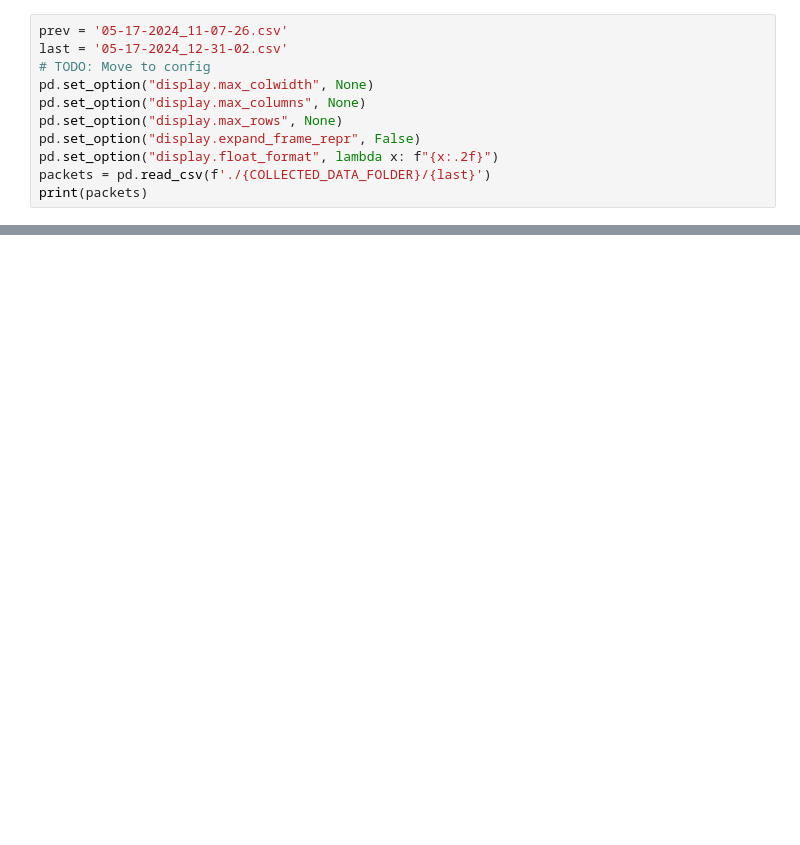
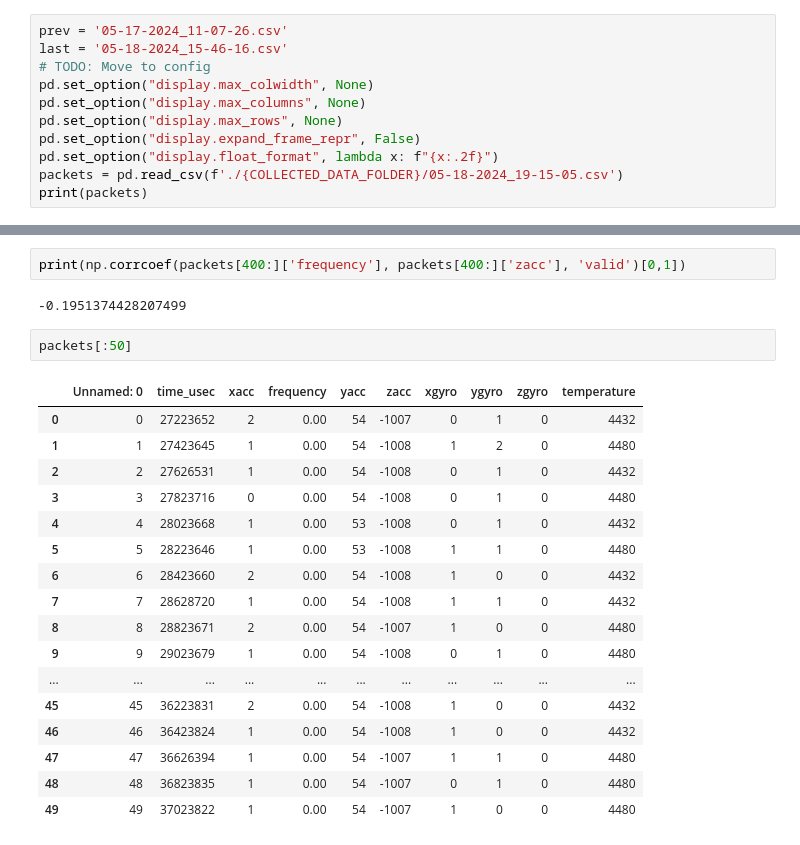
Before and after one commit to Desantnikov/bee_guard, a Jupyter notebook: analyze_collected_data.ipynb, the cells around one changed output, grey strips where cells are left out. Cells and saved outputs as stored; diff of their text form; blank space fills up the shorter version.

```diff
--- a/analyze_collected_data.ipynb
+++ b/analyze_collected_data.ipynb
@@ -7,13 +8,13 @@ from constants import FREQUENCY_COL_NAME, COLLECTED_DATA_FOLDER, TIME_COL_NAME
 # %%
 prev = '05-17-2024_11-07-26.csv'
-last = '05-17-2024_12-31-02.csv'
+last = '05-18-2024_15-46-16.csv'
 # TODO: Move to config
 pd.set_option("display.max_colwidth", None)
 pd.set_option("display.max_columns", None)
 pd.set_option("display.max_rows", None)
 pd.set_option("display.expand_frame_repr", False)
 pd.set_option("display.float_format", lambda x: f"{x:.2f}")
-packets = pd.read_csv(f'./{COLLECTED_DATA_FOLDER}/{last}')
+packets = pd.read_csv(f'./{COLLECTED_DATA_FOLDER}/05-18-2024_19-15-05.csv')
 print(packets)
 # %% [output]
       Unnamed: 0  time_usec  xacc  frequency  yacc  zacc  xgyro  ygyro  zgyro  temperature
@@ -61,0 +88,24 @@ display(correlations_dict)
+# %%
+print(np.corrcoef(packets[400:]['frequency'], packets[400:]['zacc'], 'valid')[0,1])
+# %% [output]
+-0.1951374428207499
+# %%
+packets[:50]
+# %% [output]
+|  | Unnamed: 0 | time_usec | xacc | frequency | yacc | zacc | xgyro | ygyro | zgyro | temperature |
+| 0 | 0 | 27223652 | 2 | 0.00 | 54 | -1007 | 0 | 1 | 0 | 4432 |
+| 1 | 1 | 27423645 | 1 | 0.00 | 54 | -1008 | 1 | 2 | 0 | 4480 |
+| 2 | 2 | 27626531 | 1 | 0.00 | 54 | -1008 | 0 | 1 | 0 | 4432 |
+| 3 | 3 | 27823716 | 0 | 0.00 | 54 | -1008 | 0 | 1 | 0 | 4480 |
+| 4 | 4 | 28023668 | 1 | 0.00 | 53 | -1008 | 0 | 1 | 0 | 4432 |
+| 5 | 5 | 28223646 | 1 | 0.00 | 53 | -1008 | 1 | 1 | 0 | 4480 |
+| 6 | 6 | 28423660 | 2 | 0.00 | 54 | -1008 | 1 | 0 | 0 | 4432 |
+| 7 | 7 | 28628720 | 1 | 0.00 | 54 | -1008 | 1 | 1 | 0 | 4432 |
+| 8 | 8 | 28823671 | 2 | 0.00 | 54 | -1007 | 1 | 0 | 0 | 4480 |
+| 9 | 9 | 29023679 | 1 | 0.00 | 54 | -1008 | 0 | 1 | 0 | 4480 |
+| ... | ... | ... | ... | ... | ... | ... | ... | ... | ... | ... |
+| 45 | 45 | 36223831 | 2 | 0.00 | 54 | -1008 | 1 | 0 | 0 | 4432 |
+| 46 | 46 | 36423824 | 1 | 0.00 | 54 | -1008 | 1 | 0 | 0 | 4432 |
+| 47 | 47 | 36626394 | 1 | 0.00 | 54 | -1007 | 1 | 1 | 0 | 4480 |
+| 48 | 48 | 36823835 | 1 | 0.00 | 54 | -1007 | 0 | 1 | 0 | 4480 |
+| 49 | 49 | 37023822 | 1 | 0.00 | 54 | -1007 | 1 | 0 | 0 | 4480 |
```
Also changed, not shown: parts of 6 cells of this notebook, 8 other files.
